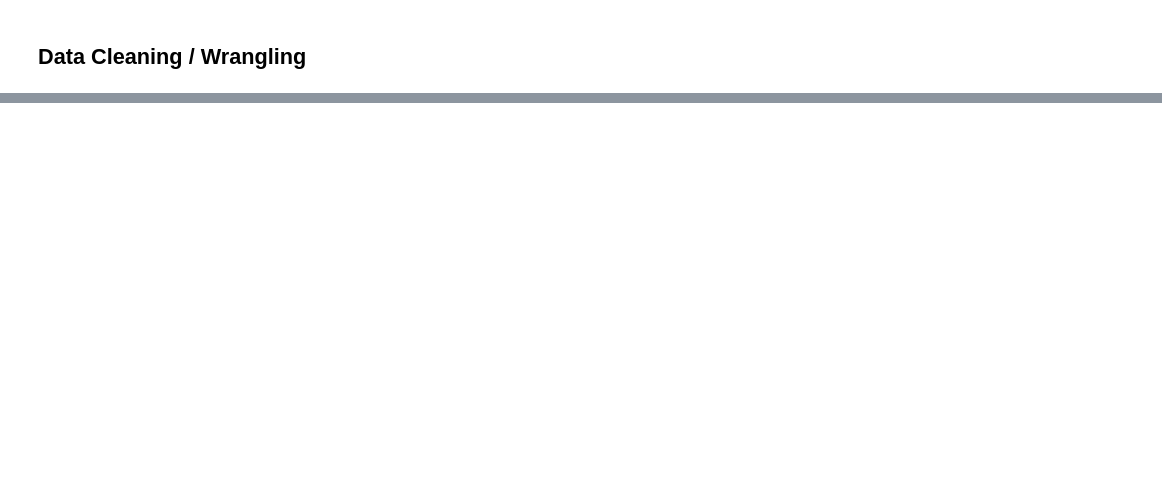
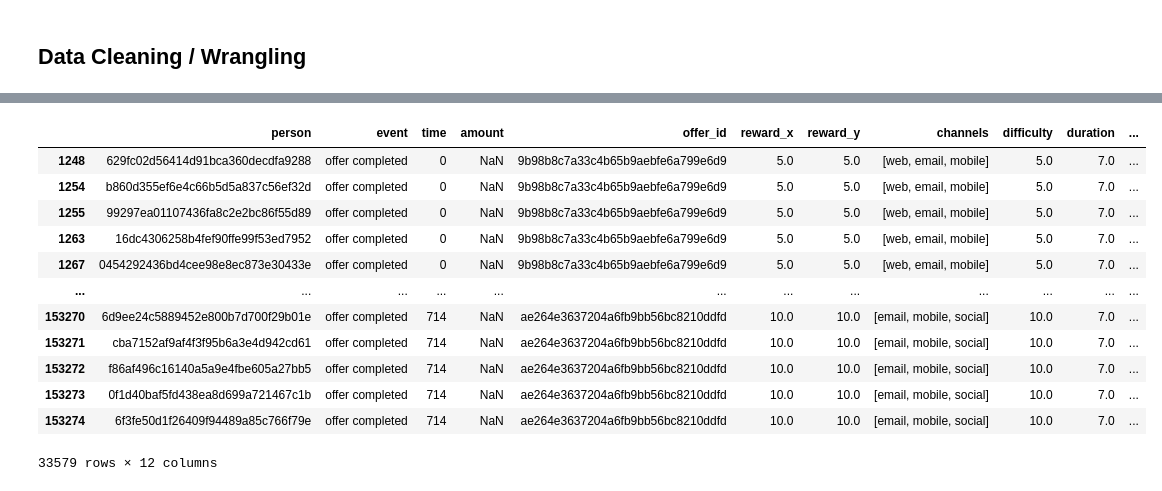
Before and after one commit to Ramshah1/Starbucks-Offers-Analysis, a Jupyter notebook: Starbucks_Capstone_notebook.ipynb, the cells around one changed output, grey strips where cells are left out. Saved outputs shown, nothing was run; the diff lists cells and outputs as text; code cells hidden in the pictures; blank space fills up the shorter version.

Commit message:
feat: cleaning data

```diff
--- a/Starbucks_Capstone_notebook.ipynb
+++ b/Starbucks_Capstone_notebook.ipynb
@@ -334,0 +420,3 @@ Let's start with converting the **became_member_on** column to datetime.
+# %%
+val_df.drop('offer id', axis=1, inplace=True)
+val_df.head()
@@ -334,0 +430,8 @@ Let's start with converting the **became_member_on** column to datetime.
+# %%
+# concatenating value data back to transcript df but now in separate columns
+transcript = pd.concat([transcript, val_df], axis=1)
+
+# dropping the value column
+transcript.drop('value', axis=1, inplace=True)
+
+transcript.head()
@@ -334,0 +447,3 @@ Let's start with converting the **became_member_on** column to datetime.
+# %%
+# dropping the value column            ------------> Remove in end
+transcript.drop('value', axis=1, inplace=True)
@@ -334,0 +483,2 @@ Let's start with converting the **became_member_on** column to datetime.
+# %%
+df = transcript.merge(portfolio, left_on='offer_id', right_on='id', how='outer')
@@ -334,0 +520,16 @@ Let's start with converting the **became_member_on** column to datetime.
+# %%
+df[df['event'] == 'offer completed']         #----------------->Remove in end
+# %% [output]
+|  | person | event | time | amount | offer_id | reward_x | reward_y | channels | difficulty | duration | ... |
+| 1248 | 629fc02d56414d91bca360decdfa9288 | offer completed | 0 | NaN | 9b98b8c7a33c4b65b9aebfe6a799e6d9 | 5.0 | 5.0 | [web, email, mobile] | 5.0 | 7.0 | ... |
+| 1254 | b860d355ef6e4c66b5d5a837c56ef32d | offer completed | 0 | NaN | 9b98b8c7a33c4b65b9aebfe6a799e6d9 | 5.0 | 5.0 | [web, email, mobile] | 5.0 | 7.0 | ... |
+| 1255 | 99297ea01107436fa8c2e2bc86f55d89 | offer completed | 0 | NaN | 9b98b8c7a33c4b65b9aebfe6a799e6d9 | 5.0 | 5.0 | [web, email, mobile] | 5.0 | 7.0 | ... |
+| 1263 | 16dc4306258b4fef90ffe99f53ed7952 | offer completed | 0 | NaN | 9b98b8c7a33c4b65b9aebfe6a799e6d9 | 5.0 | 5.0 | [web, email, mobile] | 5.0 | 7.0 | ... |
+| 1267 | 0454292436bd4cee98e8ec873e30433e | offer completed | 0 | NaN | 9b98b8c7a33c4b65b9aebfe6a799e6d9 | 5.0 | 5.0 | [web, email, mobile] | 5.0 | 7.0 | ... |
+| ... | ... | ... | ... | ... | ... | ... | ... | ... | ... | ... | ... |
+| 153270 | 6d9ee24c5889452e800b7d700f29b01e | offer completed | 714 | NaN | ae264e3637204a6fb9bb56bc8210ddfd | 10.0 | 10.0 | [email, mobile, social] | 10.0 | 7.0 | ... |
+| 153271 | cba7152af9af4f3f95b6a3e4d942cd61 | offer completed | 714 | NaN | ae264e3637204a6fb9bb56bc8210ddfd | 10.0 | 10.0 | [email, mobile, social] | 10.0 | 7.0 | ... |
+| 153272 | f86af496c16140a5a9e4fbe605a27bb5 | offer completed | 714 | NaN | ae264e3637204a6fb9bb56bc8210ddfd | 10.0 | 10.0 | [email, mobile, social] | 10.0 | 7.0 | ... |
+| 153273 | 0f1d40baf5fd438ea8d699a721467c1b | offer completed | 714 | NaN | ae264e3637204a6fb9bb56bc8210ddfd | 10.0 | 10.0 | [email, mobile, social] | 10.0 | 7.0 | ... |
+| 153274 | 6f3fe50d1f26409f94489a85c766f79e | offer completed | 714 | NaN | ae264e3637204a6fb9bb56bc8210ddfd | 10.0 | 10.0 | [email, mobile, social] | 10.0 | 7.0 | ... |
+33579 rows × 12 columns
```
Also changed, not shown: parts of 22 cells of this notebook.
